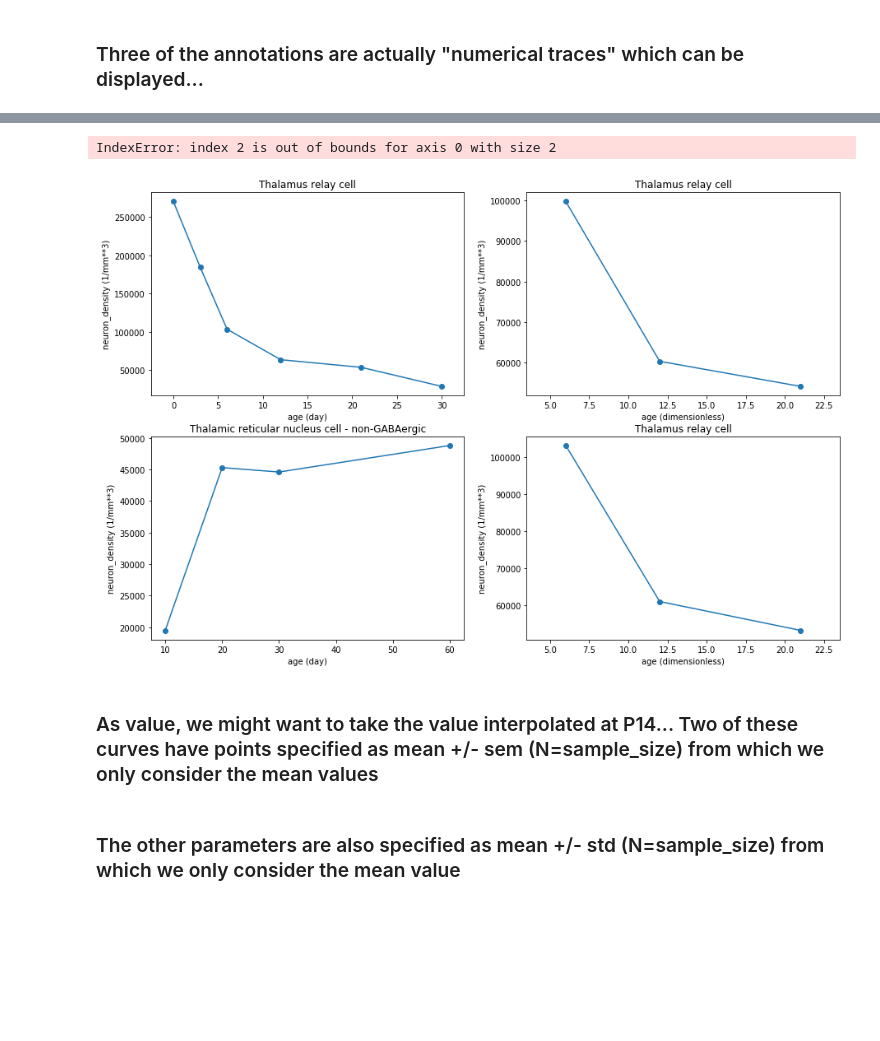
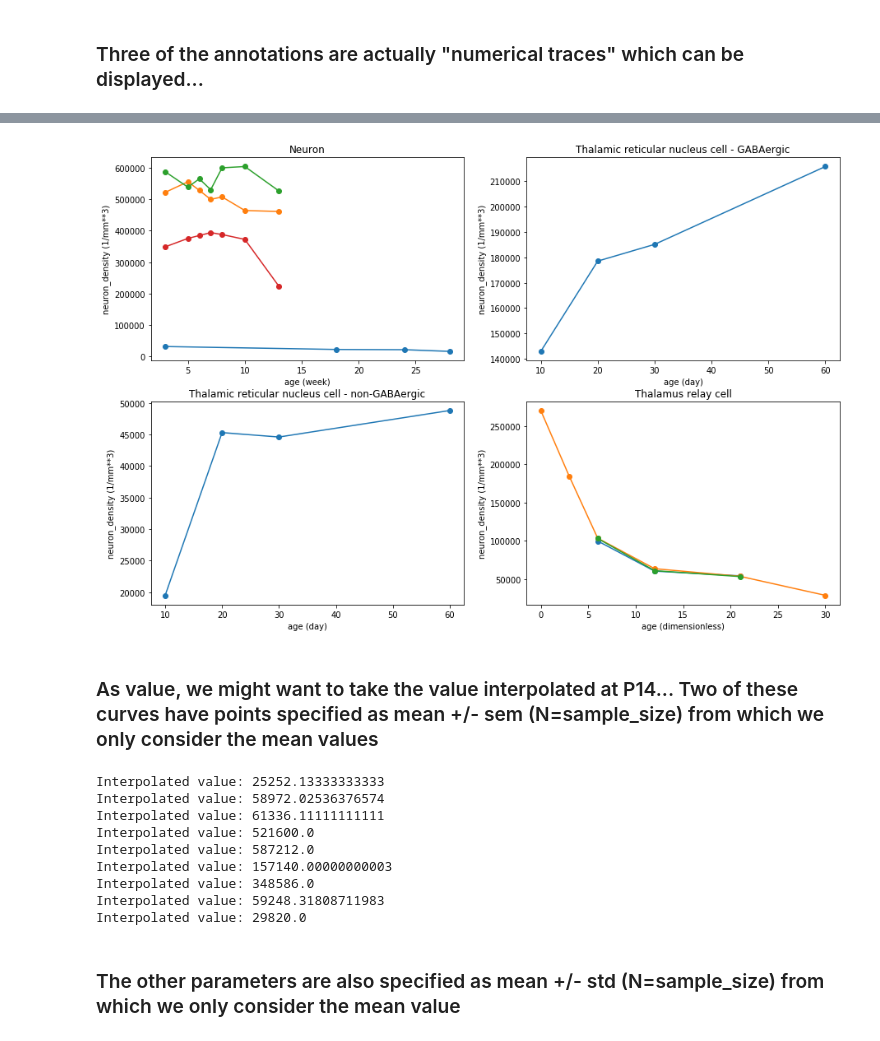
Before and after one commit to BlueBrain/nat, a Jupyter notebook: notebooks/ThalamusStereology.ipynb, the cells around one changed output, grey strips where cells are left out. Saved outputs shown, nothing was run; the diff lists cells and outputs as text; code cells hidden in the pictures; blank space fills up the shorter version.

```diff
--- a/notebooks/ThalamusStereology.ipynb
+++ b/notebooks/ThalamusStereology.ipynb
@@ -135,48 +147,56 @@ resultDF[["Cell", "Regional part of brain", "Values", "Unit", "Species"]]
 # %%
 %matplotlib inline
 
 def getFigTrace(param, title="", xlim=None, context=None, index=0):
     if context is None:
         fig, axes = plt.subplots()
     else:
         fig, axarr = context
         if isinstance(axarr, collections.Iterable):
             axes = axarr[index]
         else:
             axes = axarr
 
     axes.plot(param.indepValues[0], param.means, '-o')
     if not xlim is None:
         axes.set_xlim(xlim)
-    else:
-        axes.set_xlim([min(param.indepValues[0]) -2.5, max(param.indepValues[0])+2.5])
 
     axes.set_ylabel(param.name + " (" + param.unit + ")")
     axes.set_xlabel(param.indepNames[0] + " (" + param.indepUnits[0] + ")")
     axes.set_title(title)
     return fig
 
 paramTraces = resultDF[resultDF["Result type"] == "numericalTrace"]["obj_parameter"].values
 cellTypes   = resultDF[resultDF["Result type"] == "numericalTrace"]["Cell"].values
 
-context = plt.subplots(2, 2, figsize=(15, 10))
-for no, (paramTrace, cellType) in enumerate(zip(paramTraces, cellTypes)):
+unique_cell_type = list(np.unique(cellTypes))
+context = plt.subplots(2, int(np.ceil(len(unique_cell_type)/2.0)), figsize=(15, 10))
+for paramTrace, cellType in zip(paramTraces, cellTypes):
+    no = unique_cell_type.index(cellType)
     fig = getFigTrace(paramTrace, title=cellType, context=context, index=(int(no/2), no%2))
-context[1][1, 1].axis('off');
 # %% [output]
-IndexError: index 2 is out of bounds for axis 0 with size 2
-[figure, old version]
+[figure, new version]
 # %% [markdown]
 ### As value, we might want to take the value interpolated at P14... Two of these curves have points specified as mean +/- sem (N=sample_size) from which we only consider the mean values
 # %%
 finalValues = np.zeros((len(resultDF["Result type"])))
 for ind, (paramTrace, resType) in enumerate(zip(resultDF["obj_parameter"], resultDF["Result type"])):
     if resType == "numericalTrace":
-        val = paramTrace.getInterp1dValues(14, statsToReturn=["mean"])
+        val = paramTrace.getInterp1dValues(14, "age", statsToReturn=["mean", "raw"])
         if isinstance(val, list):
             val = val[0]
         finalValues[ind] = float(val)
         print("Interpolated value:", finalValues[ind])
+# %% [output]
+Interpolated value: 25252.13333333333
+Interpolated value: 58972.02536376574
+Interpolated value: 61336.11111111111
+Interpolated value: 521600.0
+Interpolated value: 587212.0
+Interpolated value: 157140.00000000003
+Interpolated value: 348586.0
+Interpolated value: 59248.31808711983
+Interpolated value: 29820.0
 # %% [markdown]
 ### The other parameters are also specified as mean +/- std (N=sample_size) from which we only consider the mean value
 # %%
```
Also changed, not shown: parts of 6 cells of this notebook, 17 other files.
